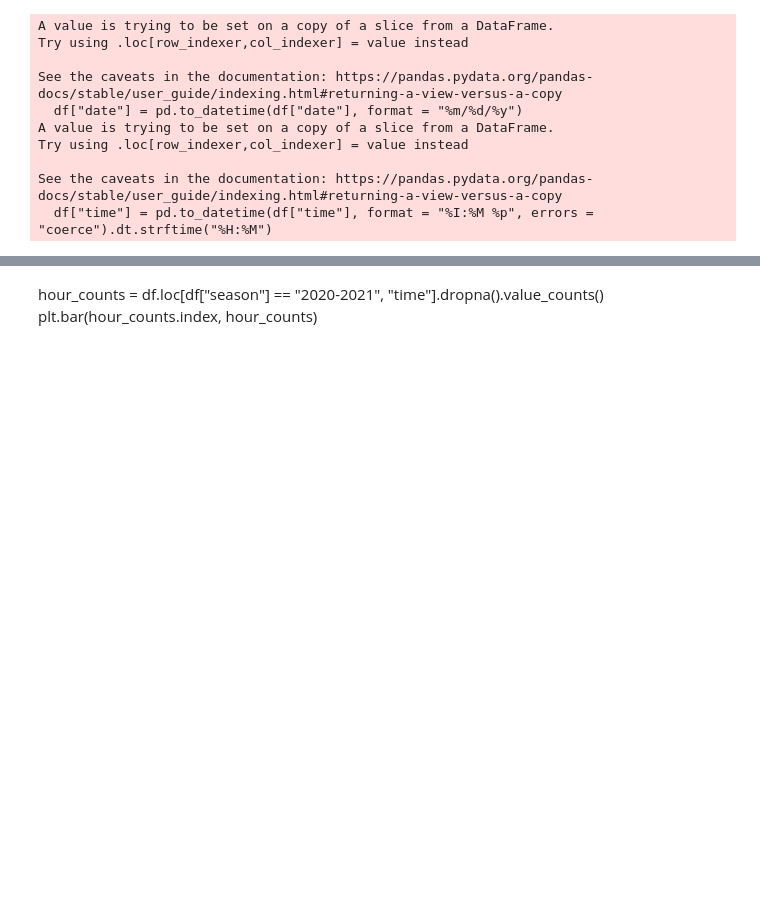
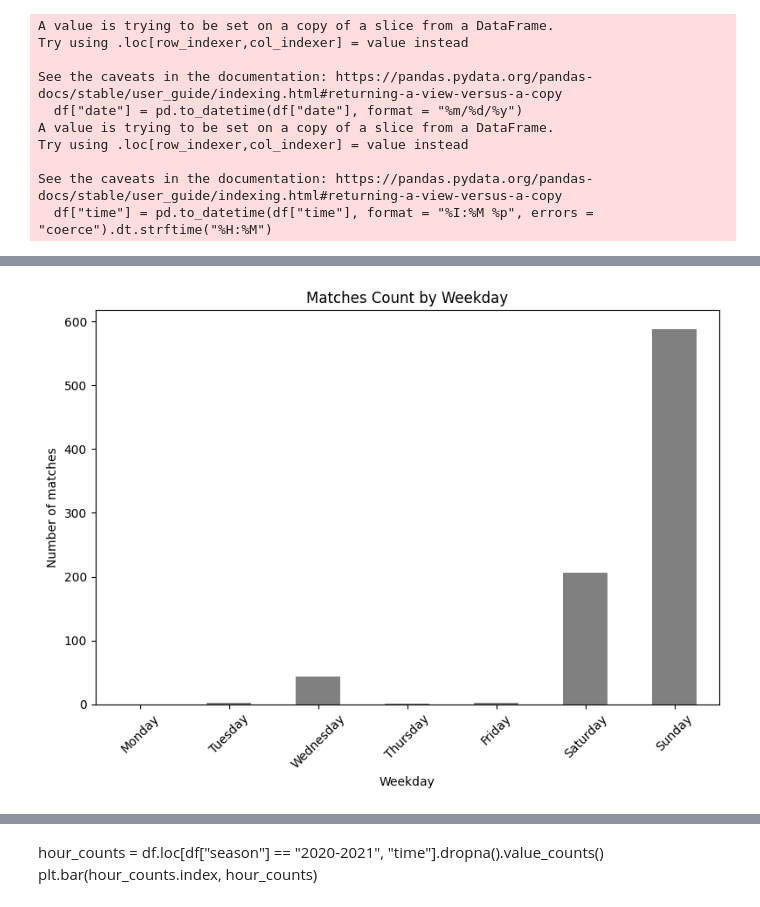
Before and after one commit to mariajinxue/la-quiniela, a Jupyter notebook: analysis/LaLigaDataAnalysis.ipynb, the cells around one changed output, grey strips where cells are left out. Saved outputs shown, nothing was run; the diff lists cells and outputs as text; code cells hidden in the pictures; blank space fills up the shorter version.

```diff
--- a/analysis/LaLigaDataAnalysis.ipynb
+++ b/analysis/LaLigaDataAnalysis.ipynb
@@ -262,3 +274,0 @@ plt.bar(hour_counts.index, hour_counts)
-# %%
-weekday_counts = df.loc[df["season"] == "2000-2001", "date"].dt.day_name().value_counts()
-plt.bar(weekday_counts.index, weekday_counts)
@@ -273,0 +293,17 @@ plt.bar(weekday_counts.index, weekday_counts)
+# %%
+def plot_weekday_bar(season):
+
+    df_season = df[df["season"] == season]
+    weekday_counts = df_season["date"].dt.day_name().value_counts()
+    weekday_order = ['Monday', 'Tuesday', 'Wednesday', 'Thursday', 'Friday', 'Saturday', 'Sunday']
+    weekday_counts = weekday_counts.reindex(weekday_order)
+    weekday_counts
+
+    plt.figure(figsize=(8, 6))
+    weekday_counts.plot(kind='bar', color='grey')
+    plt.xlabel('Weekday')
+    plt.ylabel('Number of matches')
+    plt.title('Matches Count by Weekday')
+    plt.xticks(rotation=45)
+    plt.tight_layout()
+    plt.show()
@@ -273,0 +329,4 @@ plt.bar(weekday_counts.index, weekday_counts)
+# %%
+plot_weekday_bar("2000-2001")
+# %% [output]
+[figure, added]
```
Also changed, not shown: parts of 13 cells of this notebook.
